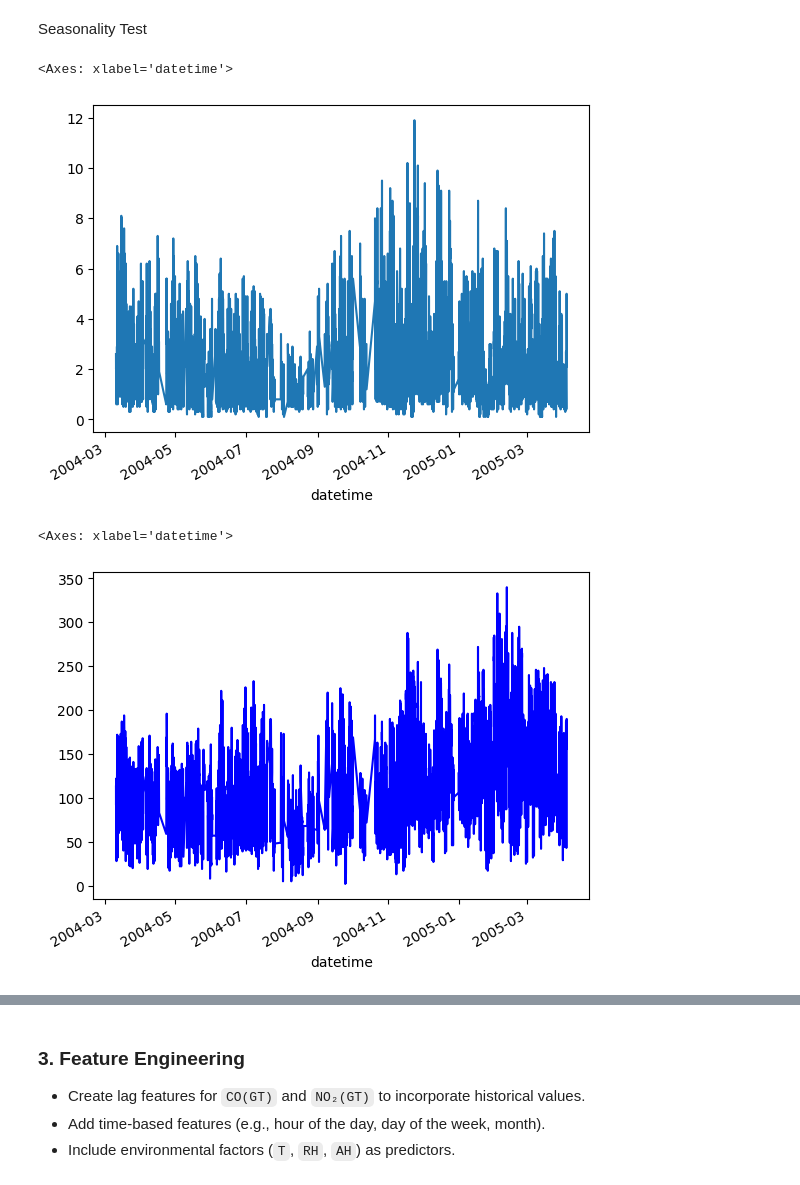
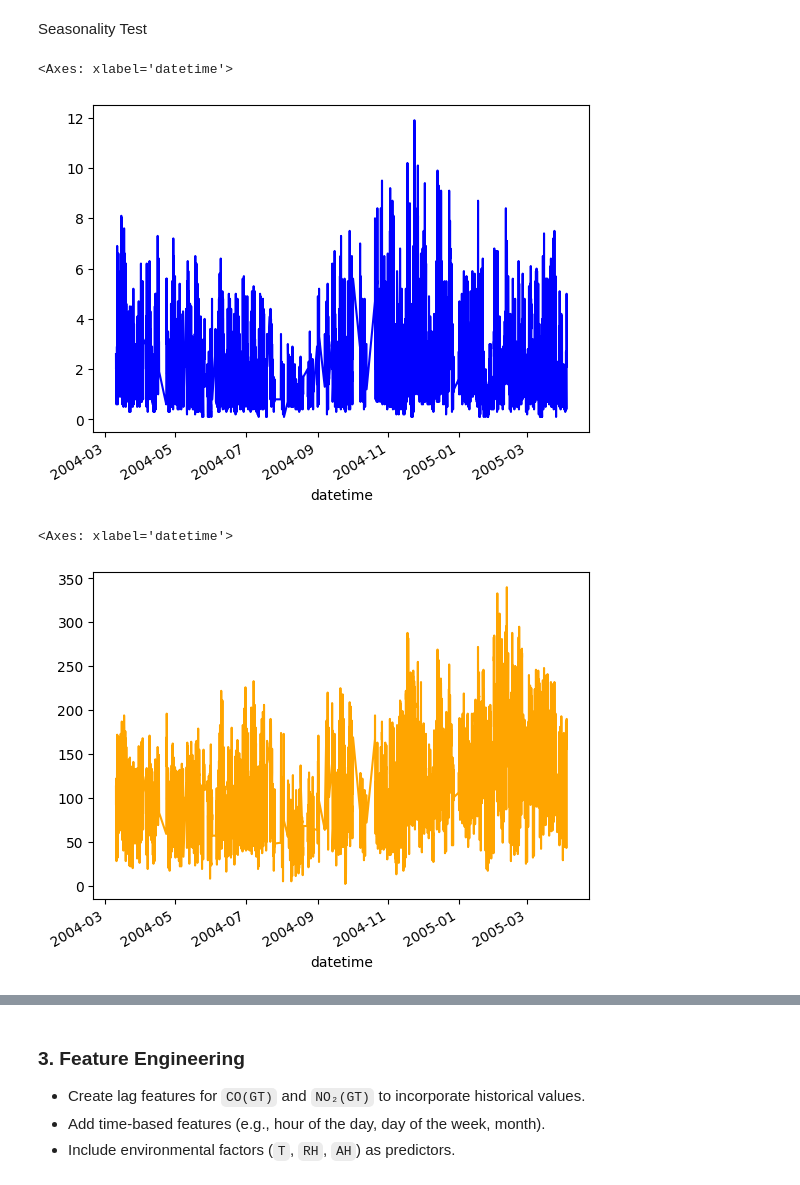
Before and after one commit to avimallik/co_and_no2_time_series_forecasting, a Jupyter notebook: co_and_no2_time_series_forecasting.ipynb, the cells around one changed output, grey strips where cells are left out. Saved outputs shown, nothing was run; the diff lists cells and outputs as text; code cells hidden in the pictures.

```diff
--- a/co_and_no2_time_series_forecasting.ipynb
+++ b/co_and_no2_time_series_forecasting.ipynb
@@ -277,12 +278,12 @@ plt.show()
 # %% [markdown]
 Seasonality Test
 # %%
-df_dt['CO(GT)'].plot(label='CO Trend', color='blue')
+df_dt['CO(GT)'].plot(label='CO Seasonality Trend', color='blue')
 # %% [output]
 <Axes: xlabel='datetime'>
-[figure, old version]
+[figure, new version]
 # %%
-df_dt['NO2(GT)'].plot(label='CO Trend', color='orange')
+df_dt['NO2(GT)'].plot(label='NO2 Seasonality Trend', color='orange')
 # %% [output]
 <Axes: xlabel='datetime'>
-[figure, old version]
+[figure, new version]
```
Also changed, not shown: parts of 5 cells of this notebook.
